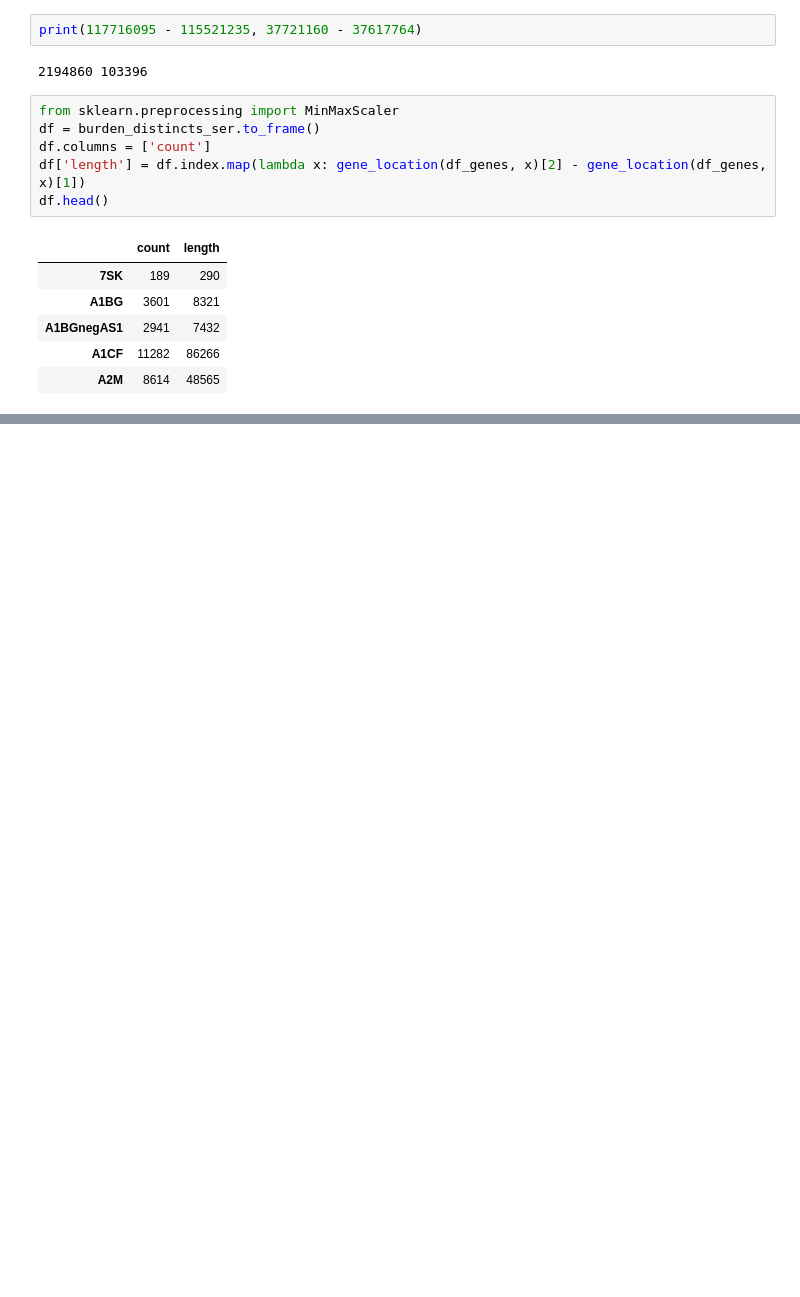
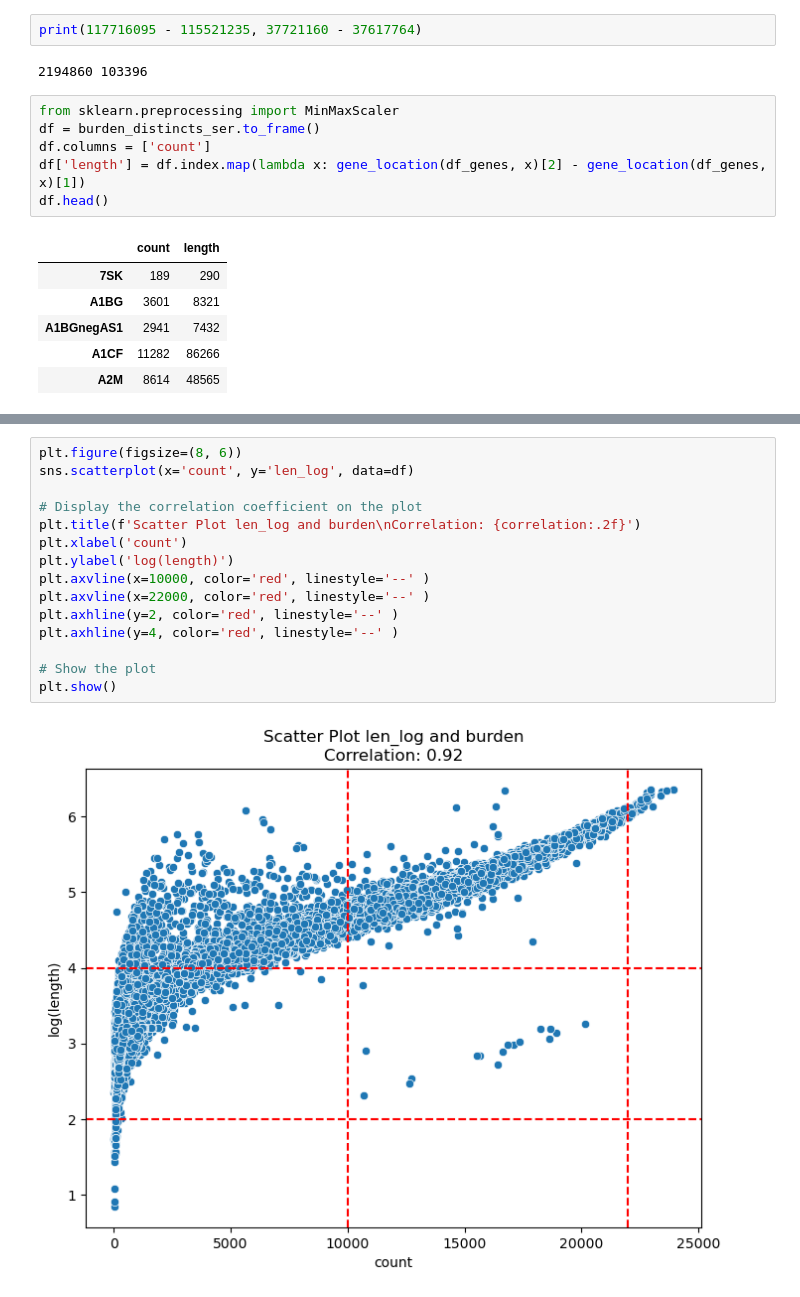
Before and after one commit to jakekrol/genefusion, a Jupyter notebook: scripts/python/prostate_analysis.ipynb, the cells around one changed output, grey strips where cells are left out. Saved outputs shown, nothing was run; the diff lists cells and outputs as text; blank space fills up the shorter version.

```diff
--- a/scripts/python/prostate_analysis.ipynb
+++ b/scripts/python/prostate_analysis.ipynb
@@ -926,0 +912,17 @@ df.head()
+# %%
+plt.figure(figsize=(8, 6))
+sns.scatterplot(x='count', y='len_log', data=df)
+
+# Display the correlation coefficient on the plot
+plt.title(f'Scatter Plot len_log and burden\nCorrelation: {correlation:.2f}')
+plt.xlabel('count')
+plt.ylabel('log(length)')
+plt.axvline(x=10000, color='red', linestyle='--' )
+plt.axvline(x=22000, color='red', linestyle='--' )
+plt.axhline(y=2, color='red', linestyle='--' )
+plt.axhline(y=4, color='red', linestyle='--' )
+
+# Show the plot
+plt.show()
+# %% [output]
+[figure, added]
```
Also changed, not shown: parts of 27 cells of this notebook.
